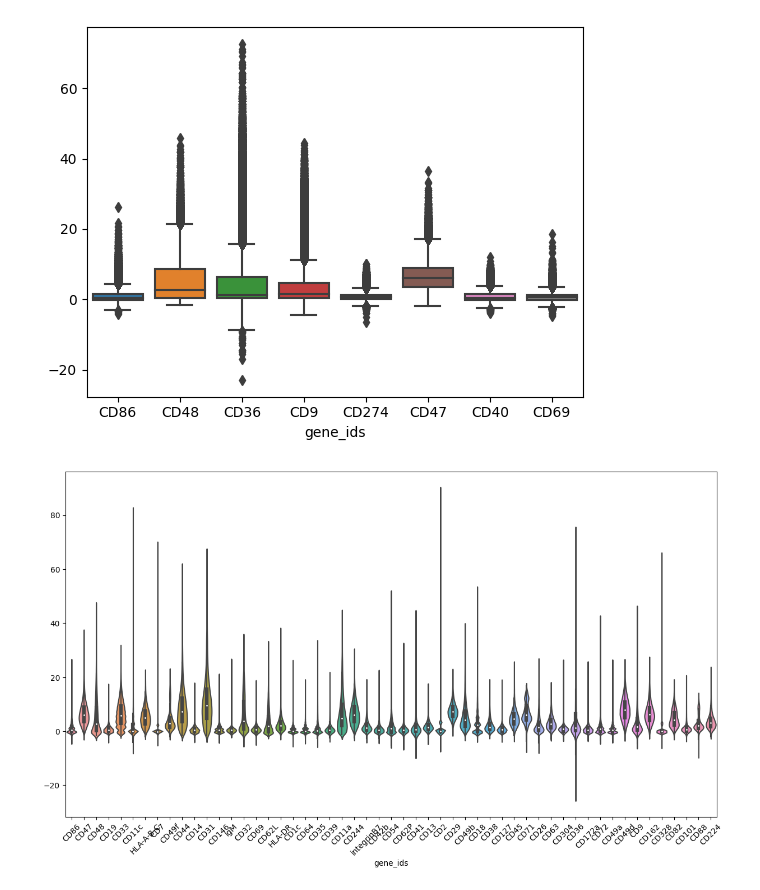
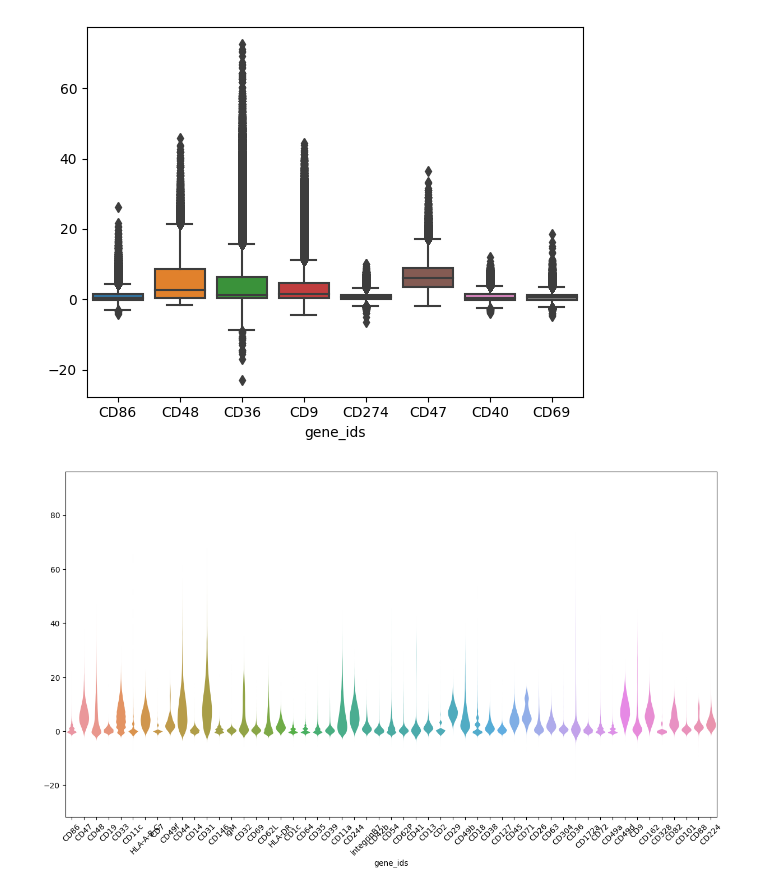
Before and after one commit to valentina-kg/open-problems-multimodal-3rd-solution, a Jupyter notebook: code/4.model/pred/run_model.ipynb, the cells around one changed output. Drawn from its saved outputs; the diff is of its cells as text; code cells hidden in the pictures.

```diff
--- a/code/4.model/pred/run_model.ipynb
+++ b/code/4.model/pred/run_model.ipynb
@@ -672,15 +672,18 @@ sns.boxplot(data=private_test_target.to_df()[['CD86', 'CD48', 'CD36', 'CD9', 'CD
 plt.show()
 # %% [output]
 [figure]
-# %%
-column_ranges = np.ptp(private_test_target.to_df(), axis=0)  # Range = max - min for each column
-# Get the column names whose range is greater than 20
-selected_columns = private_test_target.var_names[column_ranges > 20]
-plt.figure(figsize=(15, 8))
-sns.violinplot(data=private_test_target.to_df()[selected_columns], scale='width')
-# sns.stripplot(data=private_test_target.to_df()[selected_columns], jitter=True)
-plt.xticks(rotation=45)
-plt.show()
-# %% [output]
-[figure, removed]
+# %%
+def plot_column_ranges(data, min_range=0):
+    column_ranges = np.ptp(data.to_df(), axis=0)  # Range = max - min for each column
+    # Get the column names whose range is greater than 20
+    selected_columns = data.var_names[column_ranges > min_range]
+    plt.figure(figsize=(15, 8))
+    sns.violinplot(data=data.to_df()[selected_columns], scale='width', linewidth=0)
+    # sns.stripplot(data=private_test_target.to_df()[selected_columns], jitter=True)
+    plt.xticks(rotation=45)
+    plt.show()
+# %%
+plot_column_ranges(private_test_target, min_range=20)
+# %% [output]
+[figure, added]
 # %%
```
Also changed, not shown: parts of 11 cells of this notebook, 7 other files.
